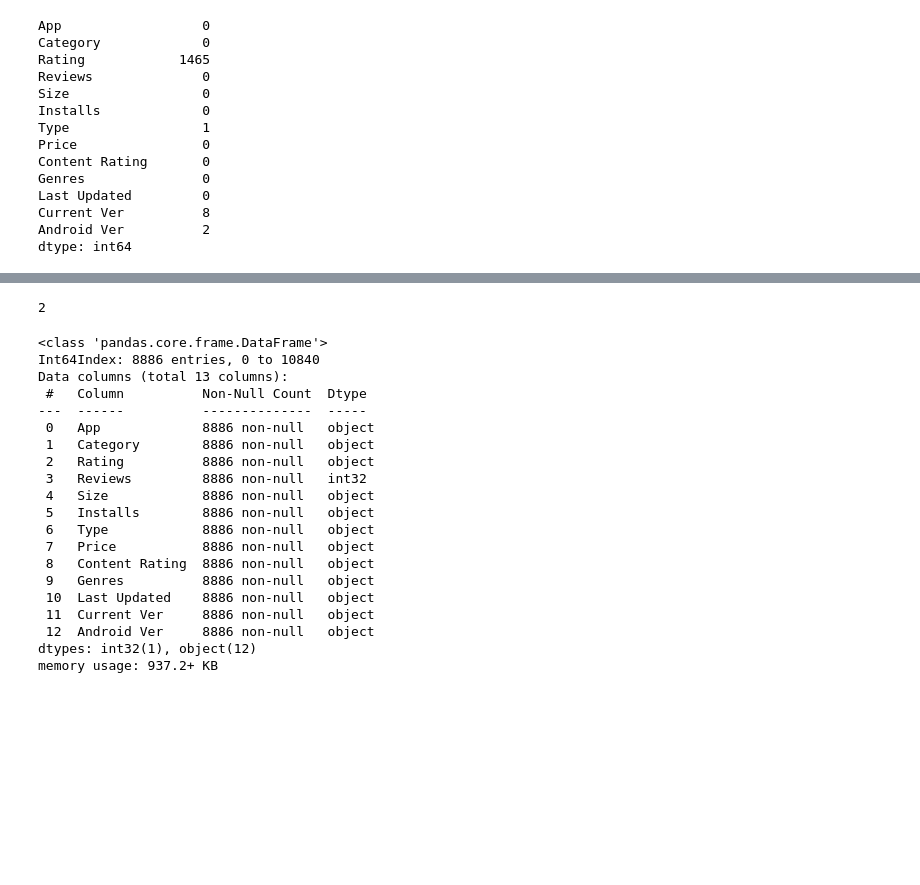
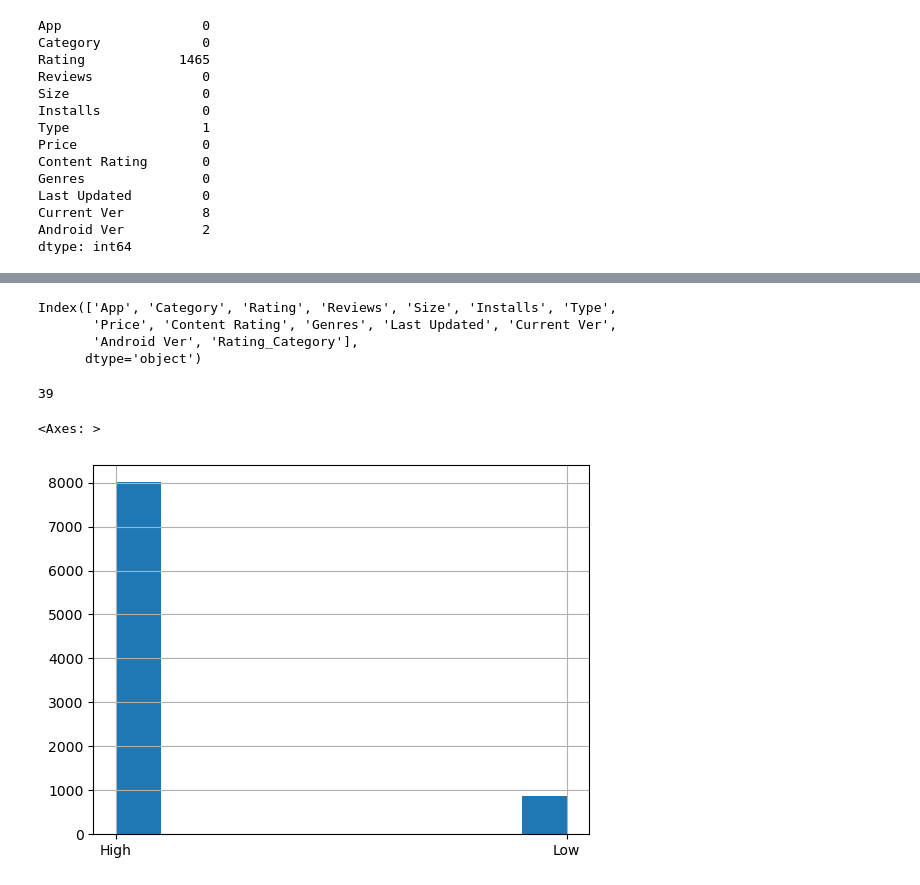
Before and after one commit to Venkateshbandla509/playstore1, a Jupyter notebook: play_store_data.ipynb, the cells around one changed output, grey strips where cells are left out. Saved outputs shown, nothing was run; the diff lists cells and outputs as text; code cells hidden in the pictures; blank space fills up the shorter version.

```diff
--- a/play_store_data.ipynb
+++ b/play_store_data.ipynb
@@ -159,34 +181,24 @@ playstore_data.dropna(inplace = True)
 # %%
-#Here we changing the rating column with two values high and low if rating is >3.5 is high else low
-playstore_data.Rating =  playstore_data.Rating.apply(lambda x: 'High' if x>3.5 else 'Low')
+#6 Here we changing the rating column with two values high and low if rating is >3.5 is high else low
+playstore_data['Rating_Category'] =  playstore_data.Rating.apply(lambda x: 'High' if x>3.5 else 'Low')
+# %%
+playstore_data.columns
+# %% [output]
+Index(['App', 'Category', 'Rating', 'Reviews', 'Size', 'Installs', 'Type',
+       'Price', 'Content Rating', 'Genres', 'Last Updated', 'Current Ver',
+       'Android Ver', 'Rating_Category'],
+      dtype='object')
 # %%
 #Checking the Rating column how many unique values
 playstore_data.Rating.nunique()
 # %% [output]
-2
+39
+# %%
+#7 The Ratings with greater than 3.5 are more
+playstore_data['Rating_Category'].hist()
+# %% [output]
+<Axes: >
+[figure, added]
 # %%
 #Changing the data type of Review as int
 playstore_data.Reviews = playstore_data.Reviews.astype(int)
-# %%
-playstore_data.info()
-# %% [output]
-<class 'pandas.core.frame.DataFrame'>
-Int64Index: 8886 entries, 0 to 10840
-Data columns (total 13 columns):
- #   Column          Non-Null Count  Dtype
----  ------          --------------  -----
- 0   App             8886 non-null   object
- 1   Category        8886 non-null   object
- 2   Rating          8886 non-null   object
- 3   Reviews         8886 non-null   int32
- 4   Size            8886 non-null   object
- 5   Installs        8886 non-null   object
- 6   Type            8886 non-null   object
- 7   Price           8886 non-null   object
- 8   Content Rating  8886 non-null   object
- 9   Genres          8886 non-null   object
- 10  Last Updated    8886 non-null   object
- 11  Current Ver     8886 non-null   object
- 12  Android Ver     8886 non-null   object
-dtypes: int32(1), object(12)
-memory usage: 937.2+ KB
```
Also changed, not shown: parts of 38 cells of this notebook.
